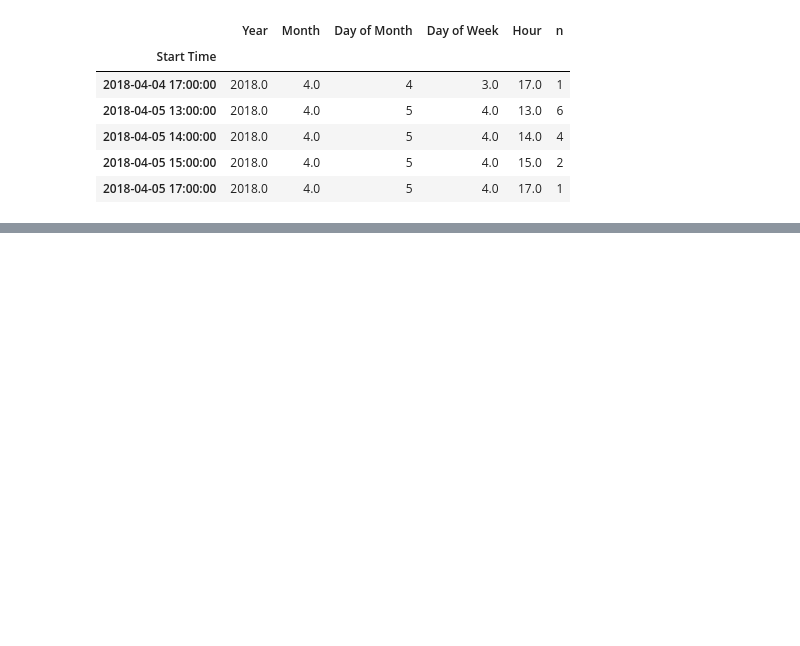
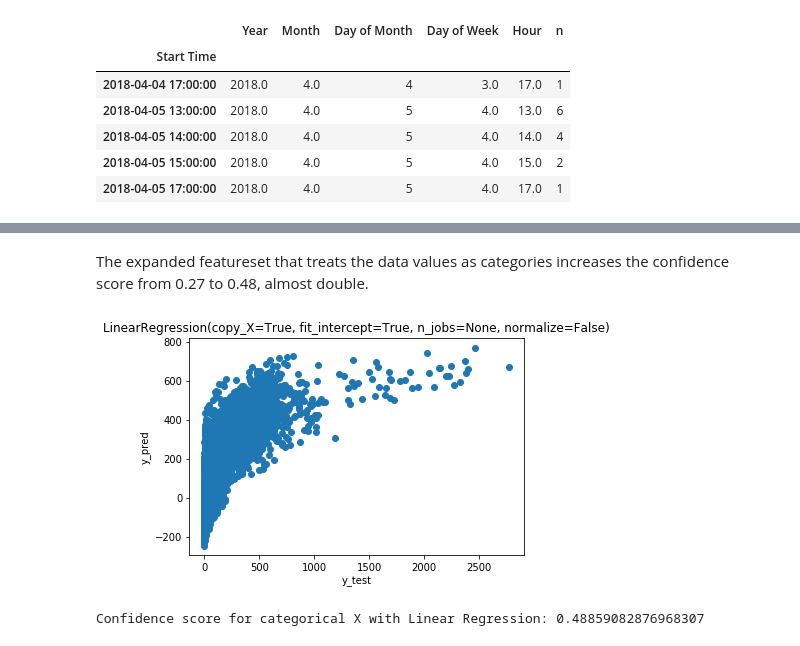
Before and after one commit to trevbhatt/predicting_scooter_utilization, a Jupyter notebook: machine_learning_analysis.ipynb, the cells around one changed output, grey strips where cells are left out. Drawn from its saved outputs; the diff is of its cells as text; code cells hidden in the pictures; blank space fills up the shorter version.

```diff
--- a/machine_learning_analysis.ipynb
+++ b/machine_learning_analysis.ipynb
@@ -181,0 +159,41 @@ plt.title('Bayesian Ridge Regression')
+# %%
+def expanded_linreg(ct):
+    # Create features and target
+    df = ct_by_hour(scooters, ct)
+    X = df[['Year', 'Month', 'Day of Month', 'Day of Week', 'Hour']]
+    y = df['n']
+
+    # initiate a OneHotEncoder to transform X into categorical data.
+    ohe = OneHotEncoder(categories='auto')
+
+    # fit transform the ohe to create a categorical X
+    X_vectorized = ohe.fit_transform(X).toarray()
+
+    # Split into test and training data
+    X_train, X_test, y_train, y_test = train_test_split(X_vectorized, y, test_size=0.4, random_state=42)
+
+    # Fit classifier to training data
+    clf = LinearRegression()
+    clf.fit(X_train, y_train)
+
+    # Predict on test data
+    y_pred = clf.predict(X_test)
+
+    plt.scatter(y_test, y_pred)
+    plt.xlabel('y_test')
+    plt.ylabel('y_pred')
+    plt.title(str(clf))
+    plt.show()
+    plt.close()
+
+    print(f'Confidence score for categorical X with Linear Regression: {clf.score(X_test, y_test)}')
+
+    coeff = pd.DataFrame(clf.coef_, ohe.get_feature_names(['year', 'month', 'day', 'day of week', 'hour']), columns=['Coefficient'])
+    return clf, coeff
+# %% [markdown]
+The expanded featureset that treats the data values as categories increases the confidence score from 0.27 to 0.48, almost double.
+# %%
+_ = expanded_linreg('48453001100')
+# %% [output]
+[figure, added]
+Confidence score for categorical X with Linear Regression: 0.48859082876968307
```
Also changed, not shown: parts of 8 cells of this notebook.
